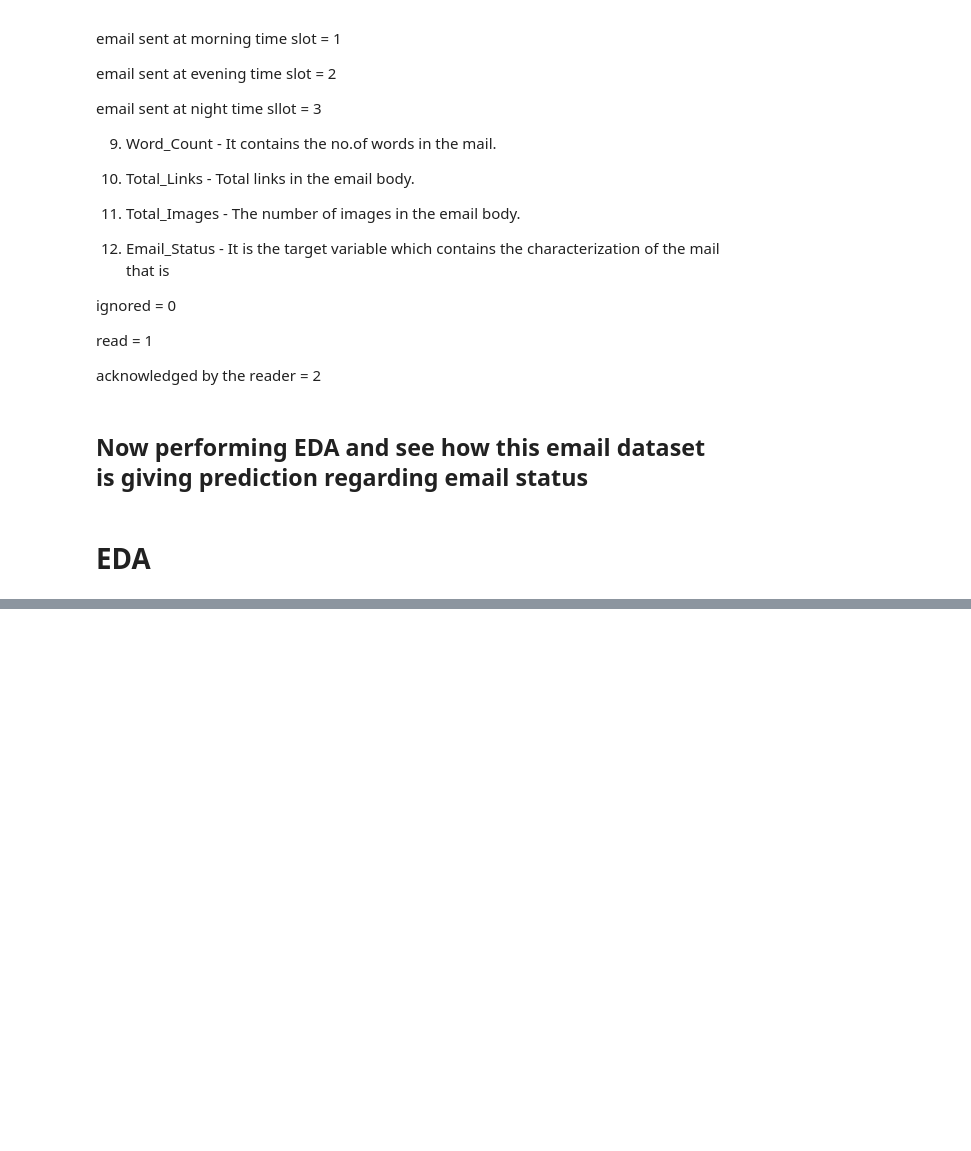
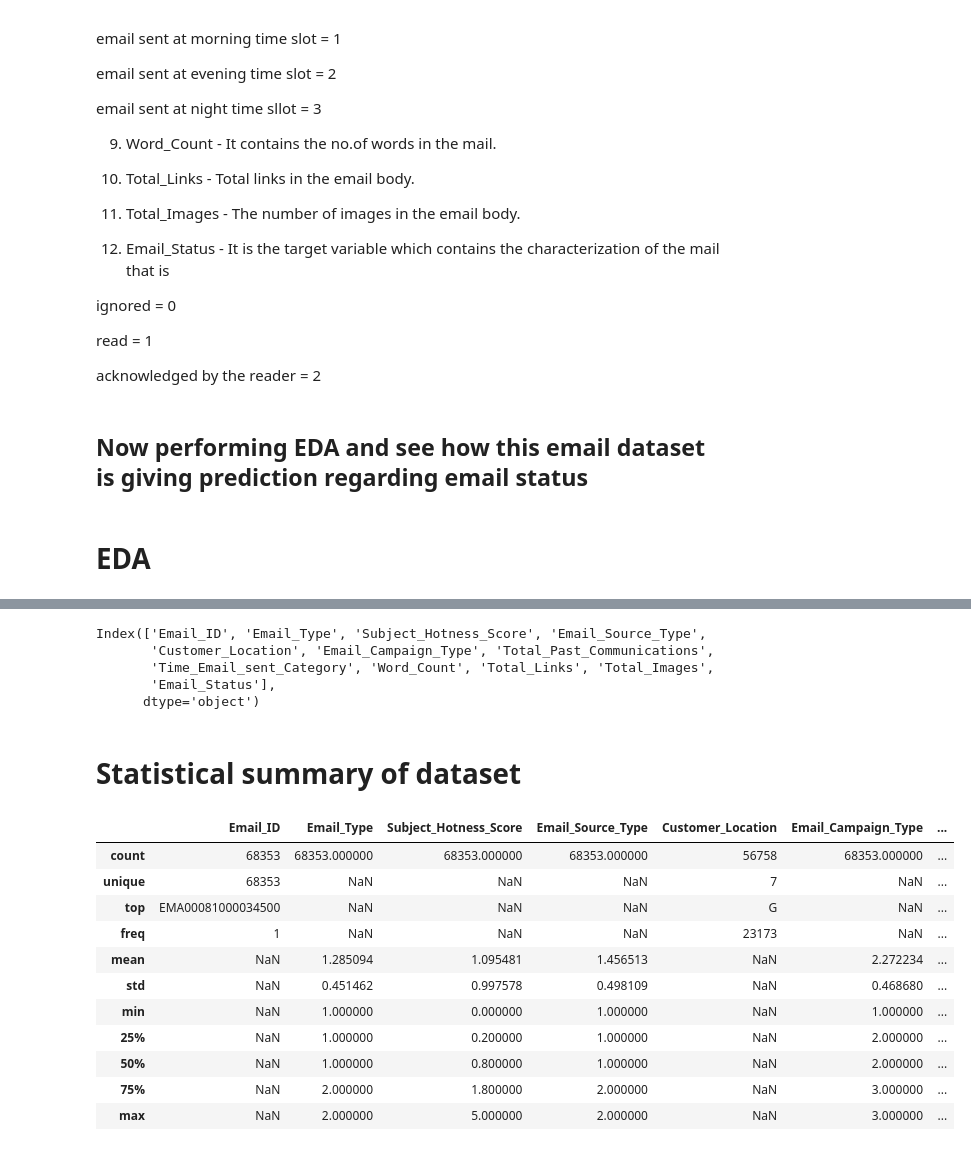
Before and after one commit to Suraj-7077/Supervised-ML-Classification-Email-campaign-prediction, a Jupyter notebook: Supervised_ML_Classification_Capstone_project_III_.ipynb, the cells around one changed output, grey strips where cells are left out. Saved outputs shown, nothing was run; the diff lists cells and outputs as text; code cells hidden in the pictures; blank space fills up the shorter version.

```diff
--- a/Supervised_ML_Classification_Capstone_project_III_.ipynb
+++ b/Supervised_ML_Classification_Capstone_project_III_.ipynb
@@ -76,0 +144,26 @@ import seaborn as sns
+# %%
+email_df.columns
+# %% [output]
+Index(['Email_ID', 'Email_Type', 'Subject_Hotness_Score', 'Email_Source_Type',
+       'Customer_Location', 'Email_Campaign_Type', 'Total_Past_Communications',
+       'Time_Email_sent_Category', 'Word_Count', 'Total_Links', 'Total_Images',
+       'Email_Status'],
+      dtype='object')
+# %% [markdown]
+# Statistical summary of dataset
+# %%
+
+email_df.describe(include='all')                 ## include = 'all' contains all numerical and categorical features.
+# %% [output]
+|  | Email_ID | Email_Type | Subject_Hotness_Score | Email_Source_Type | Customer_Location | Email_Campaign_Type | ... |
+| count | 68353 | 68353.000000 | 68353.000000 | 68353.000000 | 56758 | 68353.000000 | ... |
+| unique | 68353 | NaN | NaN | NaN | 7 | NaN | ... |
+| top | EMA00081000034500 | NaN | NaN | NaN | G | NaN | ... |
+| freq | 1 | NaN | NaN | NaN | 23173 | NaN | ... |
+| mean | NaN | 1.285094 | 1.095481 | 1.456513 | NaN | 2.272234 | ... |
+| std | NaN | 0.451462 | 0.997578 | 0.498109 | NaN | 0.468680 | ... |
+| min | NaN | 1.000000 | 0.000000 | 1.000000 | NaN | 1.000000 | ... |
+| 25% | NaN | 1.000000 | 0.200000 | 1.000000 | NaN | 2.000000 | ... |
+| 50% | NaN | 1.000000 | 0.800000 | 1.000000 | NaN | 2.000000 | ... |
+| 75% | NaN | 2.000000 | 1.800000 | 2.000000 | NaN | 3.000000 | ... |
+| max | NaN | 2.000000 | 5.000000 | 2.000000 | NaN | 3.000000 | ... |
```
Also changed, not shown: parts of 30 cells of this notebook.
